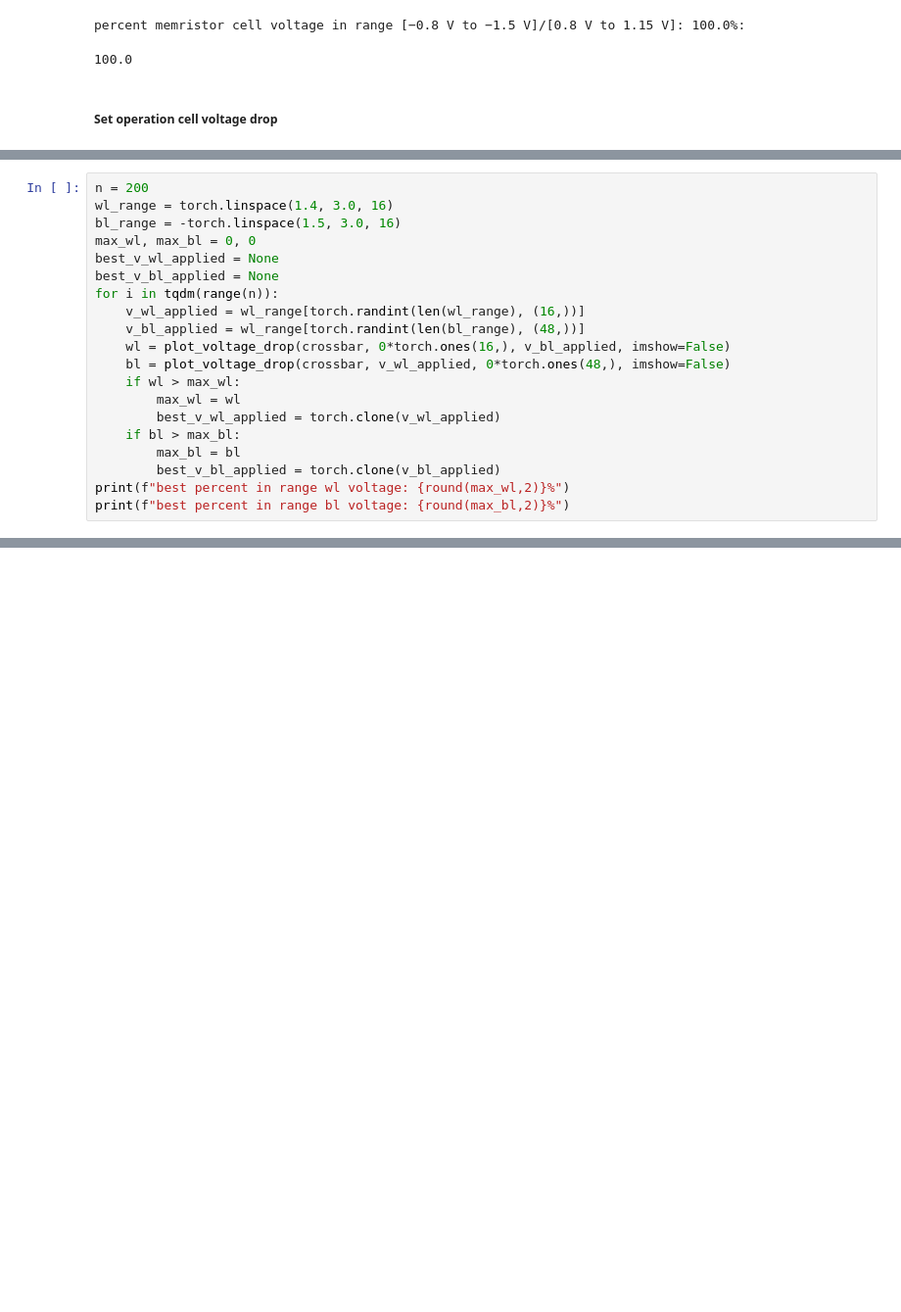
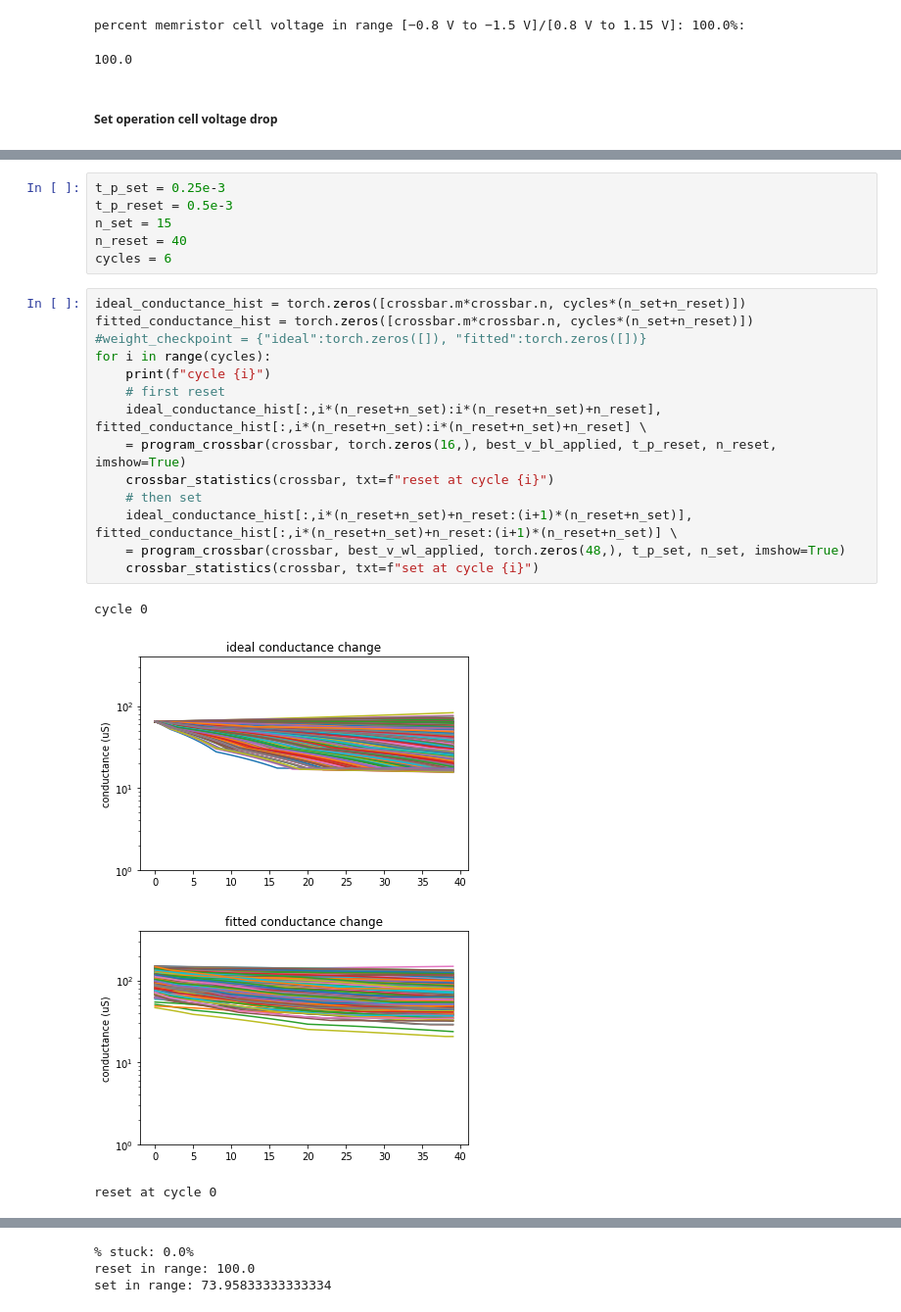
Before and after one commit to caixunshiren/pytorch-metal-oxide-memristor-crossbar, a Jupyter notebook: Notebooks/device stochasticity with stuck conductance.ipynb, the cells around one changed output, grey strips where cells are left out. Shown at 98% size. Drawn from its saved outputs; the diff is of its cells as text; blank space fills up the shorter version.

```diff
--- a/Notebooks/device stochasticity with stuck conductance.ipynb
+++ b/Notebooks/device stochasticity with stuck conductance.ipynb
@@ -278,20 +141,0 @@ set in range: 78.25520833333334
-# %%
-n = 200
-wl_range = torch.linspace(1.4, 3.0, 16)
-bl_range = -torch.linspace(1.5, 3.0, 16)
-max_wl, max_bl = 0, 0
-best_v_wl_applied = None
-best_v_bl_applied = None
-for i in tqdm(range(n)):
-    v_wl_applied = wl_range[torch.randint(len(wl_range), (16,))]
-    v_bl_applied = wl_range[torch.randint(len(bl_range), (48,))]
-    wl = plot_voltage_drop(crossbar, 0*torch.ones(16,), v_bl_applied, imshow=False)
-    bl = plot_voltage_drop(crossbar, v_wl_applied, 0*torch.ones(48,), imshow=False)
-    if wl > max_wl:
-        max_wl = wl
-        best_v_wl_applied = torch.clone(v_wl_applied)
-    if bl > max_bl:
-        max_bl = bl
-        best_v_bl_applied = torch.clone(v_bl_applied)
-print(f"best percent in range wl voltage: {round(max_wl,2)}%")
-print(f"best percent in range bl voltage: {round(max_bl,2)}%")
@@ -300,0 +144,25 @@ best percent in range bl voltage: 40.49%
+# %%
+t_p_set = 0.25e-3
+t_p_reset = 0.5e-3
+n_set = 15
+n_reset = 40
+cycles = 6
+# %%
+ideal_conductance_hist = torch.zeros([crossbar.m*crossbar.n, cycles*(n_set+n_reset)])
+fitted_conductance_hist = torch.zeros([crossbar.m*crossbar.n, cycles*(n_set+n_reset)])
+#weight_checkpoint = {"ideal":torch.zeros([]), "fitted":torch.zeros([])}
+for i in range(cycles):
+    print(f"cycle {i}")
+    # first reset
+    ideal_conductance_hist[:,i*(n_reset+n_set):i*(n_reset+n_set)+n_reset], fitted_conductance_hist[:,i*(n_reset+n_set):i*(n_reset+n_set)+n_reset] \
+    = program_crossbar(crossbar, torch.zeros(16,), best_v_bl_applied, t_p_reset, n_reset, imshow=True)
+    crossbar_statistics(crossbar, txt=f"reset at cycle {i}")
+    # then set
+    ideal_conductance_hist[:,i*(n_reset+n_set)+n_reset:(i+1)*(n_reset+n_set)], fitted_conductance_hist[:,i*(n_reset+n_set)+n_reset:(i+1)*(n_reset+n_set)] \
+    = program_crossbar(crossbar, best_v_wl_applied, torch.zeros(48,), t_p_set, n_set, imshow=True)
+    crossbar_statistics(crossbar, txt=f"set at cycle {i}")
+# %% [output]
+cycle 0
+[figure, added]
+[figure, added]
+reset at cycle 0
@@ -300,0 +175,3 @@ best percent in range bl voltage: 40.49%
+% stuck: 0.0%
+reset in range: 100.0
+set in range: 73.95833333333334
```
Also changed, not shown: parts of 34 cells of this notebook, 10 other files.
